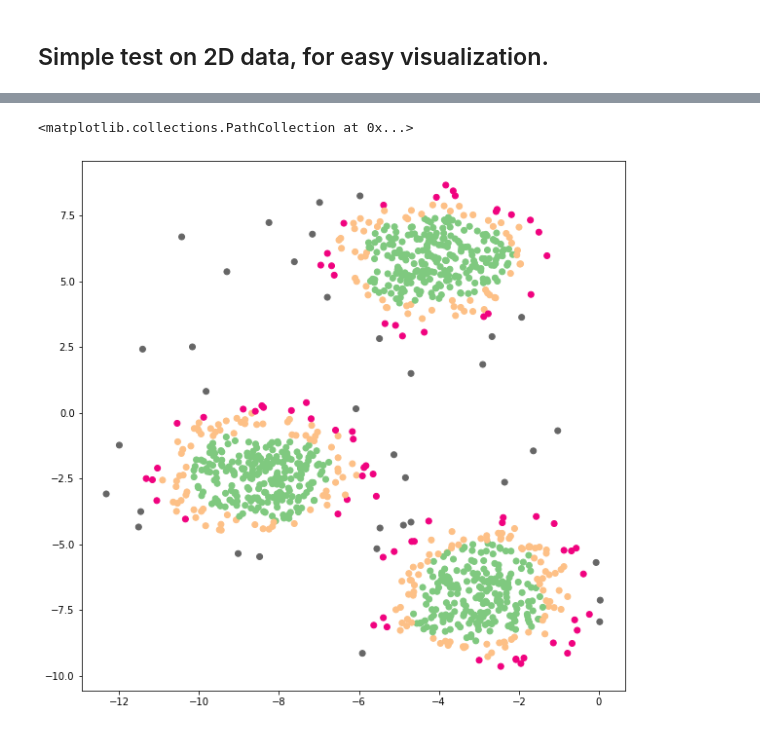
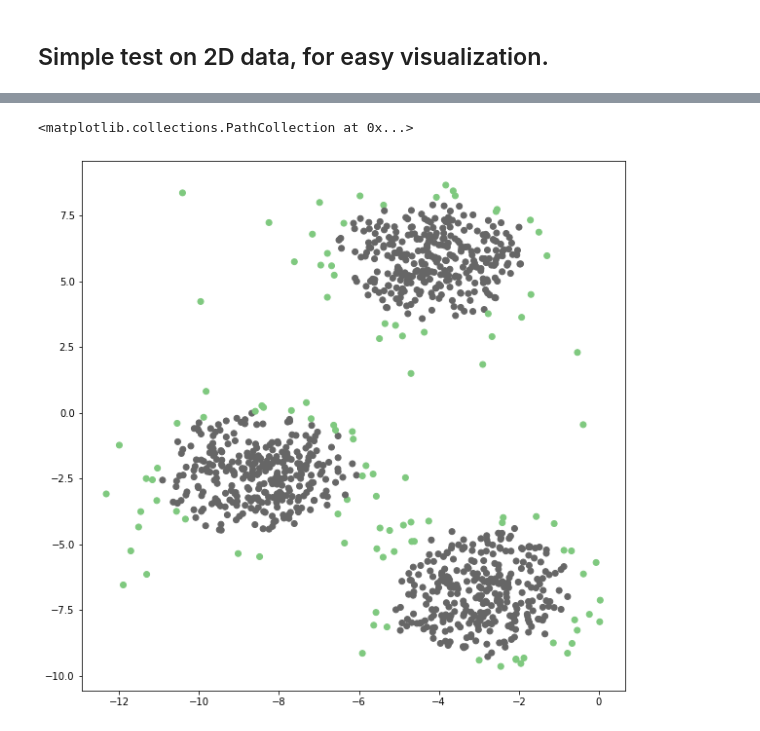
Before and after one commit to Cote-ML/Ranked-Outlier-Space-Stratification, a Jupyter notebook: notebooks/demo.ipynb, the cells around one changed output, grey strips where cells are left out. Drawn from its saved outputs; the diff is of its cells as text; code cells hidden in the pictures.

```diff
--- a/notebooks/demo.ipynb
+++ b/notebooks/demo.ipynb
@@ -23,8 +30,8 @@ plt.scatter(arr[:,0], arr[:,1], cmap='Dark2')
 # %%
 df = pd.DataFrame(arr)
-df['labels'] = ross.fit_predict(arr)
+df['labels'] = model.fit_predict(arr, binary_flag=True)
 
 plt.scatter(df[0], df[1], c=df['labels'], cmap='Accent')
 # %% [output]
 <matplotlib.collections.PathCollection at 0x...>
-[figure, old version]
+[figure, new version]
```
Also changed, not shown: parts of 4 cells of this notebook, 10 other files.
